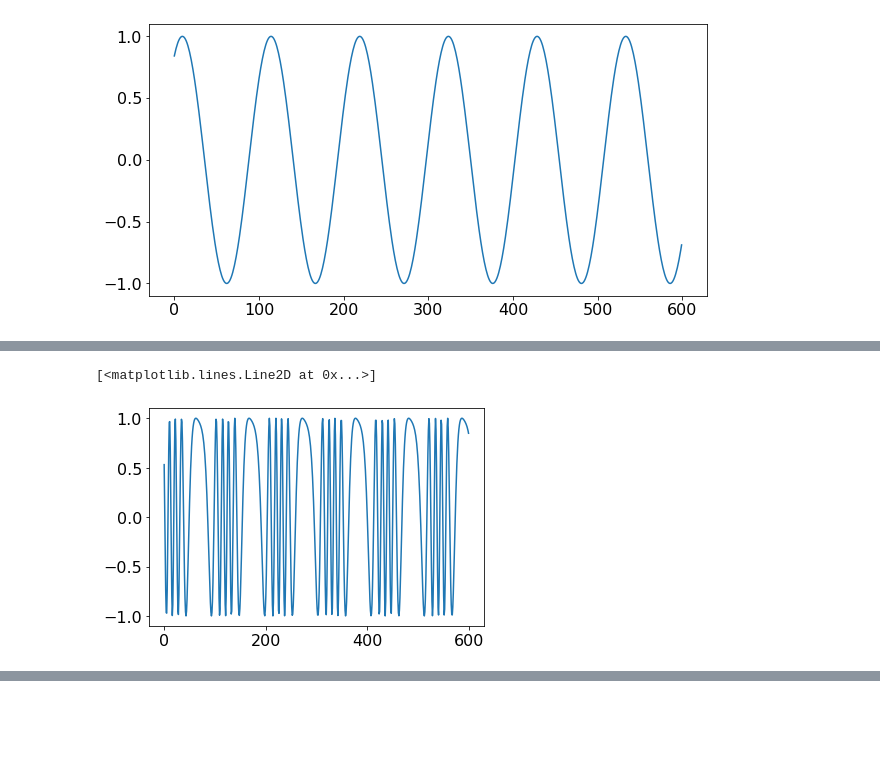
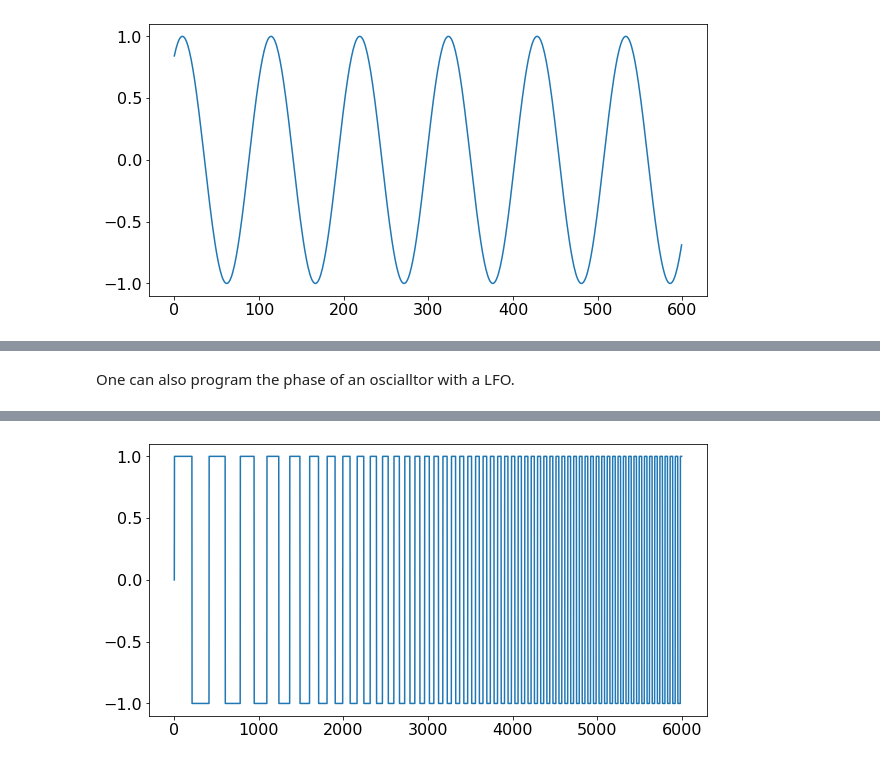
Before and after one commit to lucieperrotta/computersandmusic, a Jupyter notebook: Synthesizer.ipynb, the cells around one changed output, grey strips where cells are left out. Drawn from its saved outputs; the diff is of its cells as text; code cells hidden in the pictures; blank space fills up the shorter version.

```diff
--- a/Wave synthesis.ipynb
+++ b/Synthesizer.ipynb
@@ -233,5 +238,11 @@ Audio("samples/sine3.wav", autoplay=False)
-# %%
-plt.plot(undersample(oversample(sine2))[0:600])
-# %% [output]
-[<matplotlib.lines.Line2D at 0x...>]
-[figure, removed]
+# %% [markdown]
+One can also program the phase of an oscialltor with a LFO.
+# %%
+lfo2 = sine(90, 0.0005, 0, samples) # Low freqency oscillator
+lfo_sine2 = square(1, 0.06, lfo2, samples) # LFO'ed sine wave
+
+plt.figure(figsize=figsize)
+plt.plot(lfo_sine2[:6000])
+wavfile.write('samples/lfo_sine2.wav', fs, (0x7FFF * lfo_sine2).astype(np.int16))
+Audio("samples/lfo_sine2.wav", autoplay=False)
+# %% [output]
@@ -237,0 +250 @@ plt.plot(undersample(oversample(sine2))[0:600])
+[figure, added]
```
Also changed, not shown: parts of 12 cells of this notebook.
